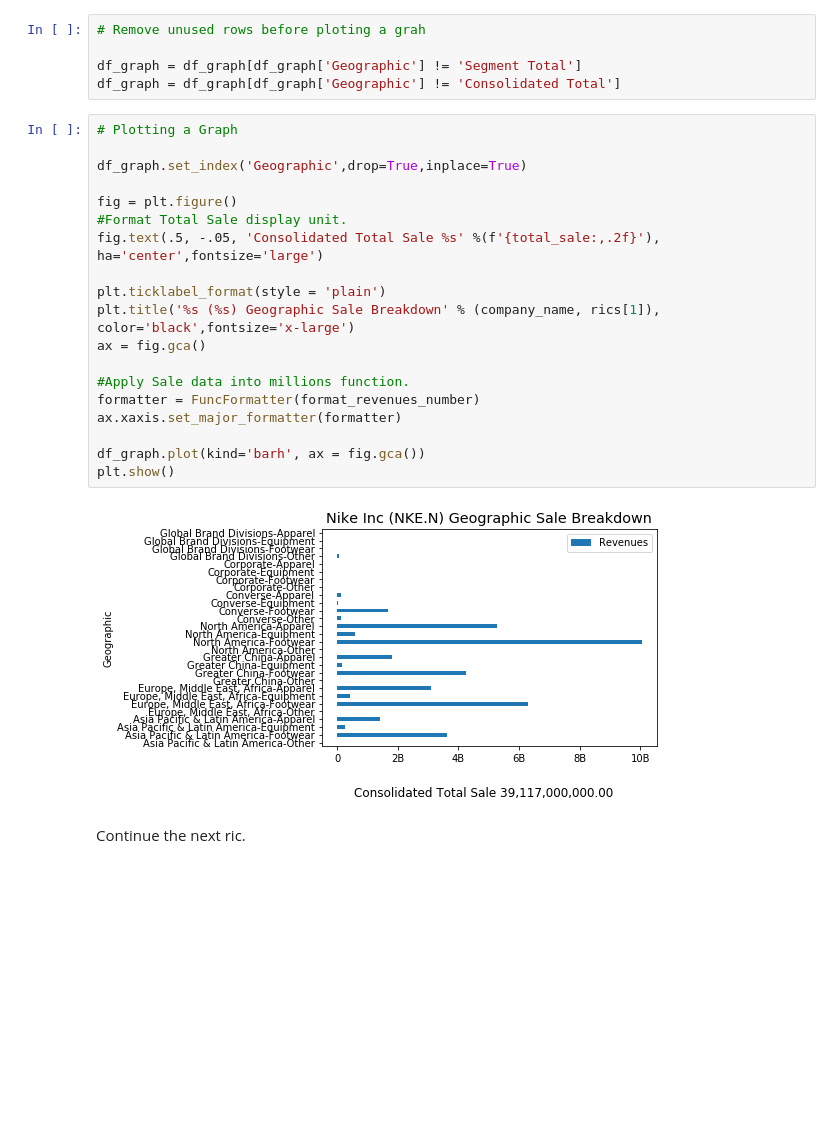
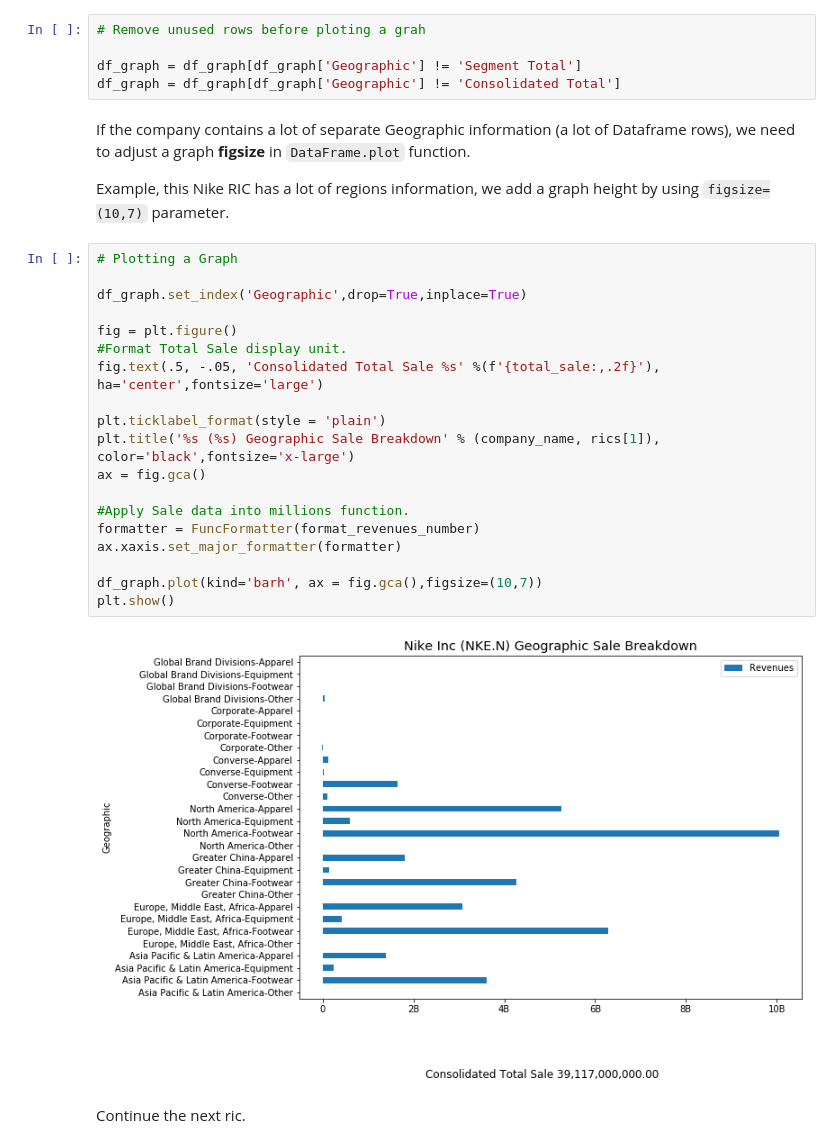
Before and after one commit to LSEG-API-Samples/Article.EikonAPI.Python.Jupyter.Geographic_Sale_Breakdown, a Jupyter notebook: notebook/fundamentals_geographic_sale.ipynb, the cells around one changed output. Drawn from its saved outputs; the diff is of its cells as text; blank space fills up the shorter version.

Commit message:
shows how to adjust graph height

````diff
--- a/notebook/fundamentals_geographic_sale.ipynb
+++ b/notebook/fundamentals_geographic_sale.ipynb
@@ -308,27 +308,31 @@ total_sale
 
 df_graph = df_graph[df_graph['Geographic'] != 'Segment Total']
 df_graph = df_graph[df_graph['Geographic'] != 'Consolidated Total']
+# %% [markdown]
+If the company contains a lot of separate Geographic information (a lot of Dataframe rows), we need to adjust a graph **figsize** in ```DataFrame.plot``` function.
+
+Example, this Nike RIC has a lot of regions information, we add a graph height by using ```figsize=(10,7)``` parameter.
 # %%
 # Plotting a Graph
 
 df_graph.set_index('Geographic',drop=True,inplace=True)
 
 fig = plt.figure()
 #Format Total Sale display unit.
 fig.text(.5, -.05, 'Consolidated Total Sale %s' %(f'{total_sale:,.2f}'), ha='center',fontsize='large')
 
 plt.ticklabel_format(style = 'plain')
 plt.title('%s (%s) Geographic Sale Breakdown' % (company_name, rics[1]), color='black',fontsize='x-large')
 ax = fig.gca()
 
 #Apply Sale data into millions function.
 formatter = FuncFormatter(format_revenues_number)
 ax.xaxis.set_major_formatter(formatter)
 
-df_graph.plot(kind='barh', ax = fig.gca())
+df_graph.plot(kind='barh', ax = fig.gca(),figsize=(10,7))
 plt.show()
 # %% [output]
-[figure, old version]
+[figure, new version]
 # %% [markdown]
 Continue the next ric.
 # %%
````
